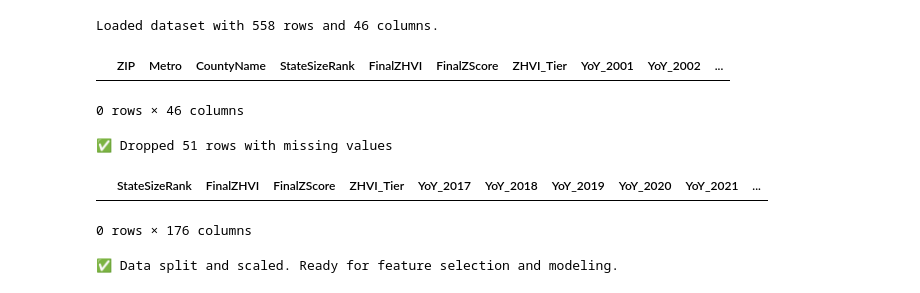
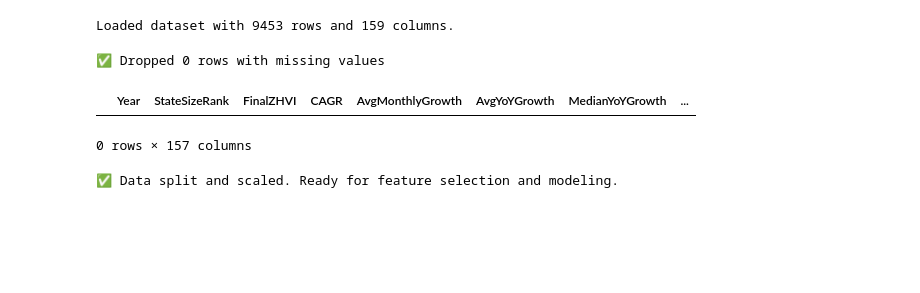
Before and after one commit to linnerlek/predicting-house-values, a Jupyter notebook: model.ipynb, the cells around one changed output. Drawn from its saved outputs; the diff is of its cells as text; code cells hidden in the pictures; blank space fills up the shorter version.

```diff
--- a/model.ipynb
+++ b/model.ipynb
@@ -3,65 +3,29 @@ import pandas as pd
 import numpy as np
 from sklearn.preprocessing import StandardScaler
 from sklearn.model_selection import train_test_split
-
-# Optional: visualize or inspect
 import matplotlib.pyplot as plt
 import seaborn as sns
 
+# load dataset
 df = pd.read_csv("final_processed_dataset.csv")
 print(f"Loaded dataset with {df.shape[0]} rows and {df.shape[1]} columns.")
 df.head(0)
+df_model = df.copy()
+df_model = df_model[df_model["YoY_target"].notna()]
 # %% [output]
-Loaded dataset with 558 rows and 46 columns.
+Loaded dataset with 9453 rows and 159 columns.
-|  | ZIP | Metro | CountyName | StateSizeRank | FinalZHVI | FinalZScore | ZHVI_Tier | YoY_2001 | YoY_2002 | ... |
-0 rows × 46 columns
-# %%
-# copy dataframe for modeling
-df_model = df.copy()
-
-# drop ZIP (just an ID)
-df_model.drop(columns=["ZIP"], inplace=True)
-
-# drop rows where target is missing
-df_model = df_model[df_model["YoY_2025"].notna()]
-
-# encode ZHVI_Tier as ordinal
-zhvi_tier_mapping = {
-    "very low": 0,
-    "low": 1,
-    "mid": 2,
-    "high": 3,
-    "very high": 4
-}
-df_model["ZHVI_Tier"] = df_model["ZHVI_Tier"].map(zhvi_tier_mapping)
-
-# group rare categories in City/Metro/CountyName to 'Other'
-def group_rare(series, min_count=2):
-    counts = series.value_counts()
-    return series.apply(lambda x: x if counts[x] >= min_count else "Other")
-
-df_model["Metro"] = group_rare(df_model["Metro"])
-df_model["CountyName"] = group_rare(df_model["CountyName"])
-
-# one-hot encode location columns
-df_model = pd.get_dummies(df_model, columns=["Metro", "CountyName"], drop_first=True)
 # %%
-# drop YoY columns before 2017
-yoy_cols_to_drop = [col for col in df_model.columns if col.startswith("YoY_") and int(col.split("_")[1]) < 2017]
-df_model.drop(columns=yoy_cols_to_drop, inplace=True)
+y = df_model["YoY_target"]
+X = df_model.drop(columns=["YoY_target"])
+X = X.drop(columns=["ZIP"])
 
-# separate target from features
-y = df_model["YoY_2025"]
-X = df_model.drop(columns=["YoY_2025"])
-
-# drop rows with missing values
 rows_before = X.shape[0]
 X = X.dropna()
-y = y.loc[X.index]  # keep target in sync
-print(f"✅ Dropped {rows_before - X.shape[0]} rows with missing values")
+y = y.loc[X.index]  # align target
+print(f"\u2705 Dropped {rows_before - X.shape[0]} rows with missing values")
 X.head(0)
 # %% [output]
-✅ Dropped 51 rows with missing values
+✅ Dropped 0 rows with missing values
-|  | StateSizeRank | FinalZHVI | FinalZScore | ZHVI_Tier | YoY_2017 | YoY_2018 | YoY_2019 | YoY_2020 | YoY_2021 | ... |
+|  | Year | StateSizeRank | FinalZHVI | CAGR | AvgMonthlyGrowth | AvgYoYGrowth | MedianYoYGrowth | ... |
-0 rows × 176 columns
+0 rows × 157 columns
 # %%
```
Also changed, not shown: parts of 4 cells of this notebook, 2 other files.
